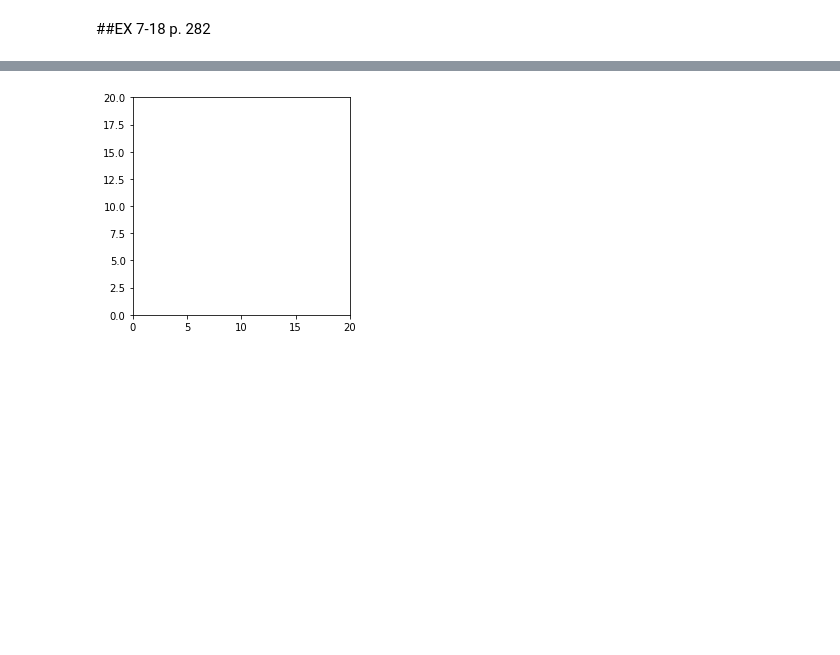
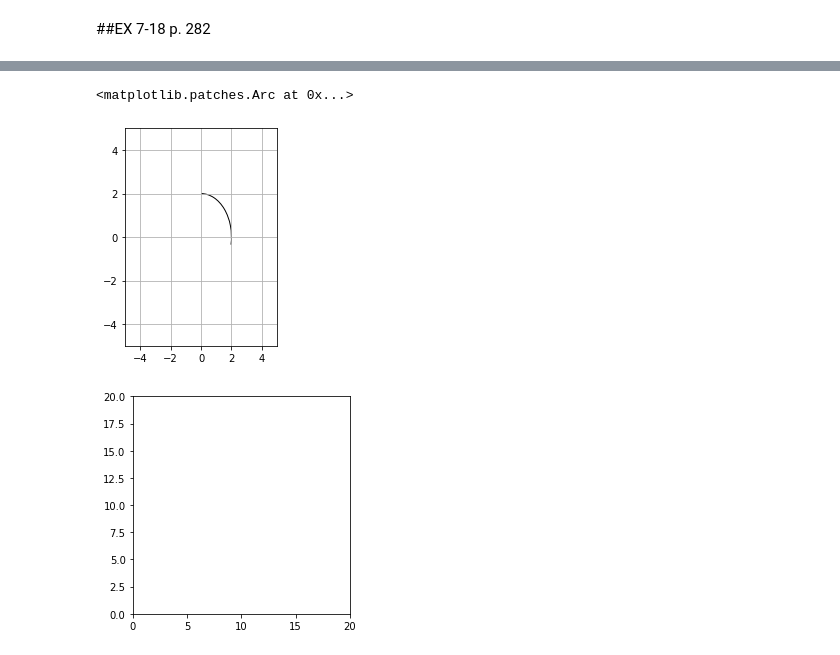
Before and after one commit to Dcal-dev/For-Study, a Jupyter notebook: For_Study_Dynamics.ipynb, the cells around one changed output, grey strips where cells are left out. Saved outputs shown, nothing was run; the diff lists cells and outputs as text; code cells hidden in the pictures; blank space fills up the shorter version.

```diff
--- a/For_Study_Dynamics.ipynb
+++ b/For_Study_Dynamics.ipynb
@@ -1274,3 +1237,19 @@ HTML(ani.to_html5_video())
+# %%
+import matplotlib.pyplot as plt
+import matplotlib.patches as patches
+
+ARC=patches.Arc((0,0),4,4,theta1=0,theta2=100)
+fig = plt.figure()
+ax = fig.add_subplot(121, autoscale_on=False, xlim=(-5,5),
+                     ylim=(-5,5))
+ax.grid()
+ACC=ax.add_patch(ARC)
+ARC.theta1=90-100
+ARC.theta2=90
+ACC
+# %% [output]
+<matplotlib.patches.Arc at 0x...>
+[figure, added]
 # %%
 
 ##참고한 코드
```
Also changed, not shown: parts of 8 cells of this notebook.
